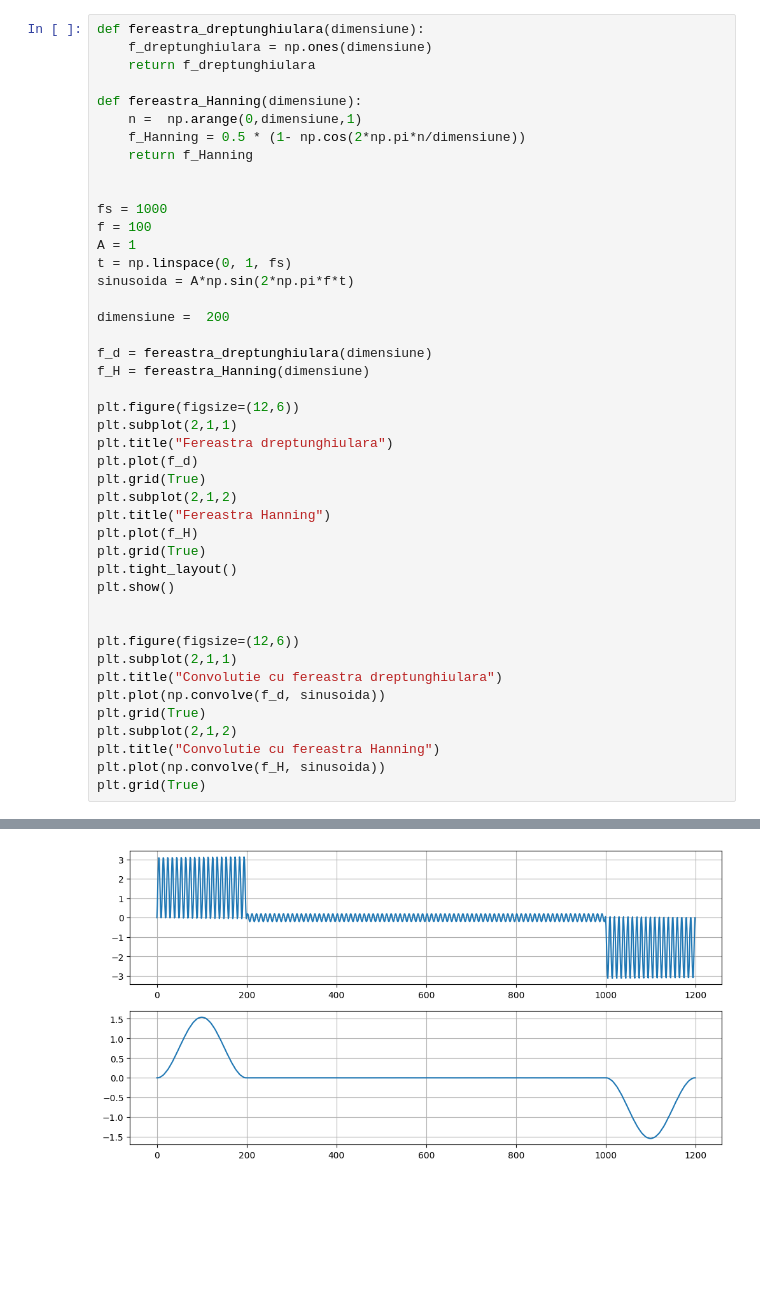
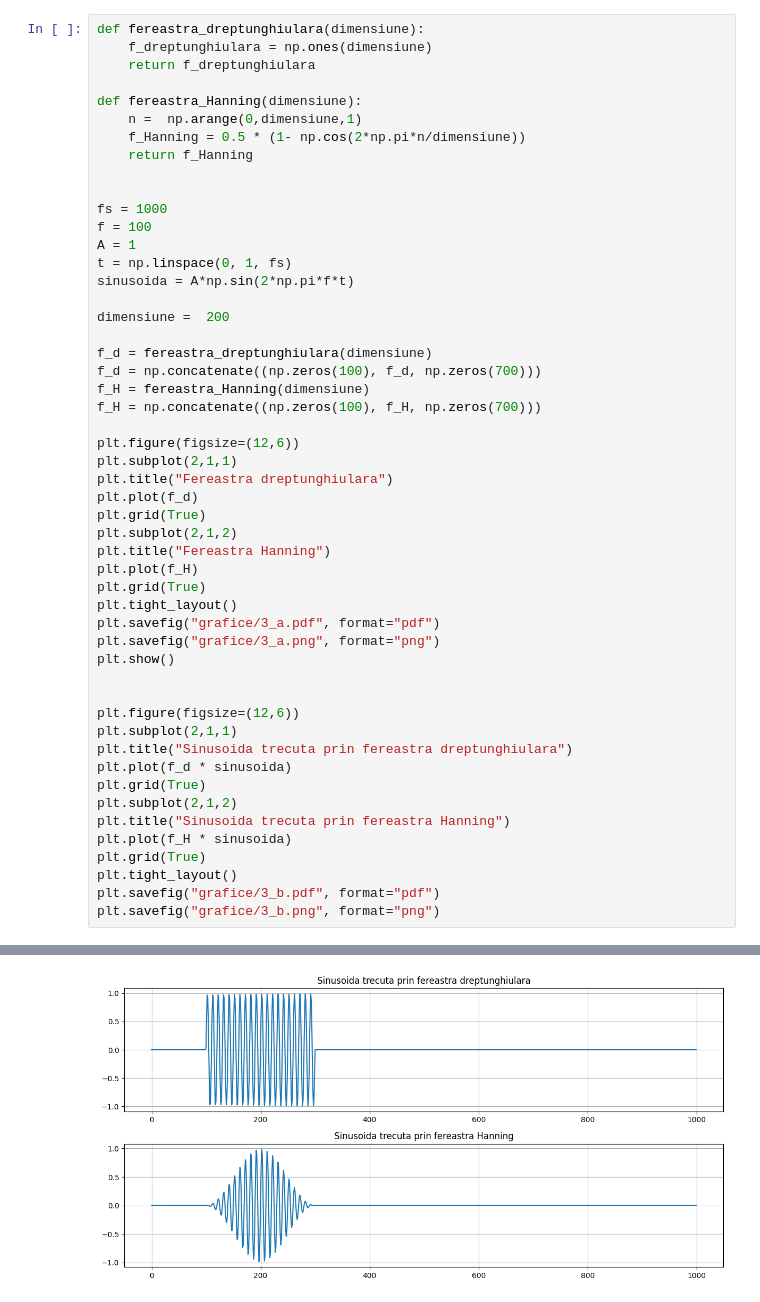
Before and after one commit to Lung-Alexandra/procesarea_semnalelor, a Jupyter notebook: Lab6/lab6.ipynb, the cells around one changed output, grey strips where cells are left out. Saved outputs shown, nothing was run; the diff lists cells and outputs as text; blank space fills up the shorter version.

```diff
--- a/Lab6/lab6.ipynb
+++ b/Lab6/lab6.ipynb
@@ -64,7 +87,9 @@ sinusoida = A*np.sin(2*np.pi*f*t)
 dimensiune =  200
 
 f_d = fereastra_dreptunghiulara(dimensiune)
+f_d = np.concatenate((np.zeros(100), f_d, np.zeros(700)))
 f_H = fereastra_Hanning(dimensiune)
+f_H = np.concatenate((np.zeros(100), f_H, np.zeros(700)))
 
 plt.figure(figsize=(12,6))
 plt.subplot(2,1,1)
@@ -76,16 +101,21 @@ plt.title("Fereastra Hanning")
 plt.plot(f_H)
 plt.grid(True)
 plt.tight_layout()
+plt.savefig("grafice/3_a.pdf", format="pdf")
+plt.savefig("grafice/3_a.png", format="png")
 plt.show()
 
 
 plt.figure(figsize=(12,6))
 plt.subplot(2,1,1)
-plt.title("Convolutie cu fereastra dreptunghiulara")
-plt.plot(np.convolve(f_d, sinusoida))
+plt.title("Sinusoida trecuta prin fereastra dreptunghiulara")
+plt.plot(f_d * sinusoida)
 plt.grid(True)
 plt.subplot(2,1,2)
-plt.title("Convolutie cu fereastra Hanning")
-plt.plot(np.convolve(f_H, sinusoida))
+plt.title("Sinusoida trecuta prin fereastra Hanning")
+plt.plot(f_H * sinusoida)
 plt.grid(True)
+plt.tight_layout()
+plt.savefig("grafice/3_b.pdf", format="pdf")
+plt.savefig("grafice/3_b.png", format="png")
 # %% [output]
@@ -93 +123 @@ plt.grid(True)
-[figure, old version]
+[figure, new version]
```
Also changed, not shown: parts of 10 cells of this notebook, 17 other files.
